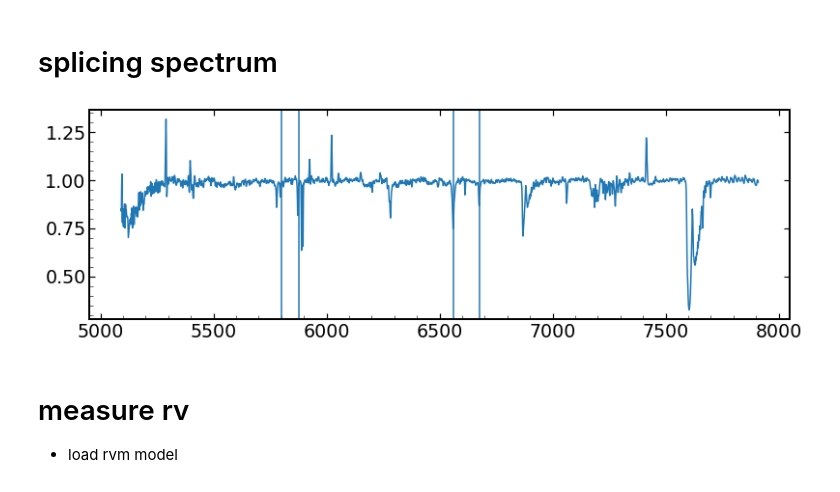
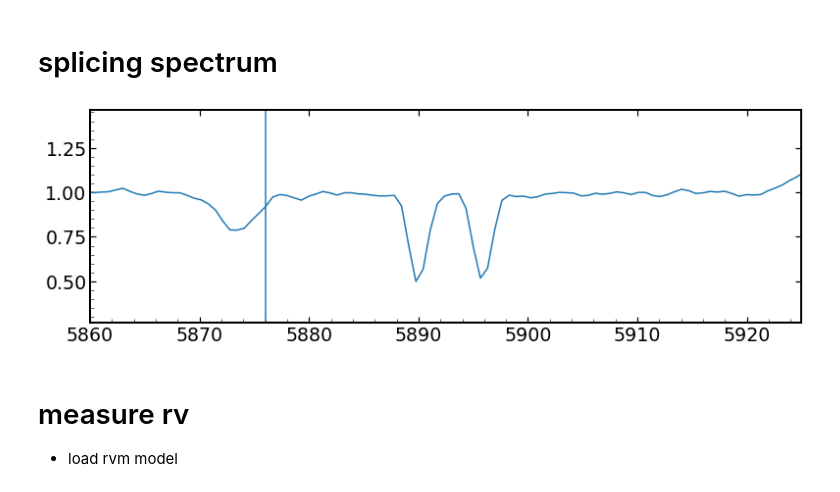
Before and after one commit to lidihei/pyrafspec, a Jupyter notebook: pyfile/yfoscE9G10/TYC3340.ipynb, the cells around one changed output. Cells and saved outputs as stored; diff of their text form; code cells hidden in the pictures.

```diff
--- a/pyfile/yfoscE9G10/TYC3340.ipynb
+++ b/pyfile/yfoscE9G10/TYC3340.ipynb
@@ -48,25 +48,26 @@ spec.orders = [12, 11, 10, 9, 8, 7]
 # %%
 filename = filelist[1]
 orders = splicingorderdict[os.path.basename(filename)]
-logwave, flux, fluxerr = splicing_irafspectrum(filename, R=1500, N=3, lam_start=5000, lam_end=8000, pix=[590, 2200], funcnorm= None, orders=orders, sigma =3, itera=2,\
+logwave, flux, fluxerr = splicing_irafspectrum(filename, R=3000, N=3, lam_start=5000, lam_end=8000, pix=[590, 2200], funcnorm= None, orders=orders, sigma =3, itera=2,\
                        percentile_up=99.9, percentile_low=0.0,window_length=9, \
                        polyorder=2, show=False)
 
 #---------------------------------------------------
 fig, ax = plt.subplots(1,1, figsize=[13,4])
 plt.plot(10**logwave, flux)
 #plt.xlim(6100, 6800)
 plt.axvline(x=6563)
 plt.axvline(x=6678)
 plt.axvline(x=5876)
 plt.axvline(x=5800)
+plt.xlim(5860, 5925)
 #-----------------------------------------------------
 
 #-----------------------write log10wave and flux into a fits-----------------------
 fout = os.path.join(os.path.dirname(filename), os.path.basename(filename)[:-5] +'_splicing.fits')
 pyrafspc1d2fits(filename, logwave, flux, fluxerr, dire=None, fout=fout)
 # %% [output]
-[figure, old version]
+[figure, new version]
 # %% [markdown]
 # measure rv
 - load rvm model
```
Also changed, not shown: 7 other files.
